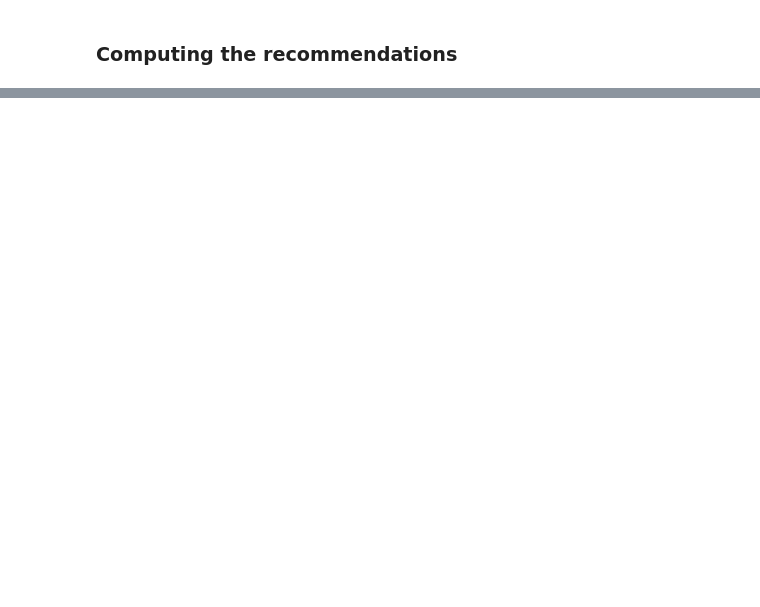
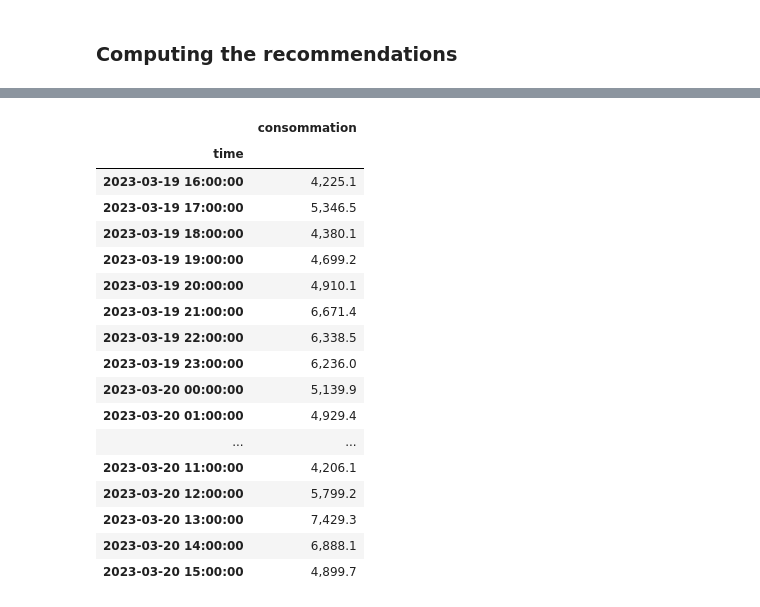
Before and after one commit to sudomarcel/electroprophet, a Jupyter notebook: notebooks/caiovnd_electroprophet.ipynb, the cells around one changed output, grey strips where cells are left out. Drawn from its saved outputs; the diff is of its cells as text; code cells hidden in the pictures; blank space fills up the shorter version.

```diff
--- a/notebooks/caiovnd_electroprophet.ipynb
+++ b/notebooks/caiovnd_electroprophet.ipynb
@@ -1057,0 +1146,21 @@ transformed_ts3 = (np.log(pd.concat([old_energy[2], cons_predict]))).diff()
+# %%
+pd.DataFrame(forecast, index = new_df.index, columns = ['consommation'])
+# %% [output]
+|  | consommation |
+| time |  |
+| 2023-03-19 16:00:00 | 4,225.1 |
+| 2023-03-19 17:00:00 | 5,346.5 |
+| 2023-03-19 18:00:00 | 4,380.1 |
+| 2023-03-19 19:00:00 | 4,699.2 |
+| 2023-03-19 20:00:00 | 4,910.1 |
+| 2023-03-19 21:00:00 | 6,671.4 |
+| 2023-03-19 22:00:00 | 6,338.5 |
+| 2023-03-19 23:00:00 | 6,236.0 |
+| 2023-03-20 00:00:00 | 5,139.9 |
+| 2023-03-20 01:00:00 | 4,929.4 |
+| ... | ... |
+| 2023-03-20 11:00:00 | 4,206.1 |
+| 2023-03-20 12:00:00 | 5,799.2 |
+| 2023-03-20 13:00:00 | 7,429.3 |
+| 2023-03-20 14:00:00 | 6,888.1 |
+| 2023-03-20 15:00:00 | 4,899.7 |
```
Also changed, not shown: parts of 10 cells of this notebook, 1 other file.
